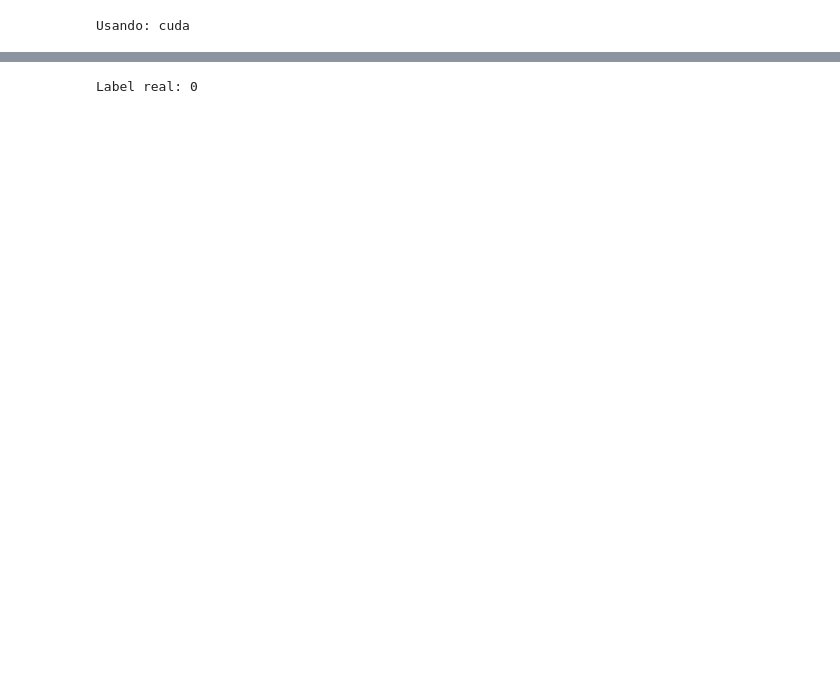
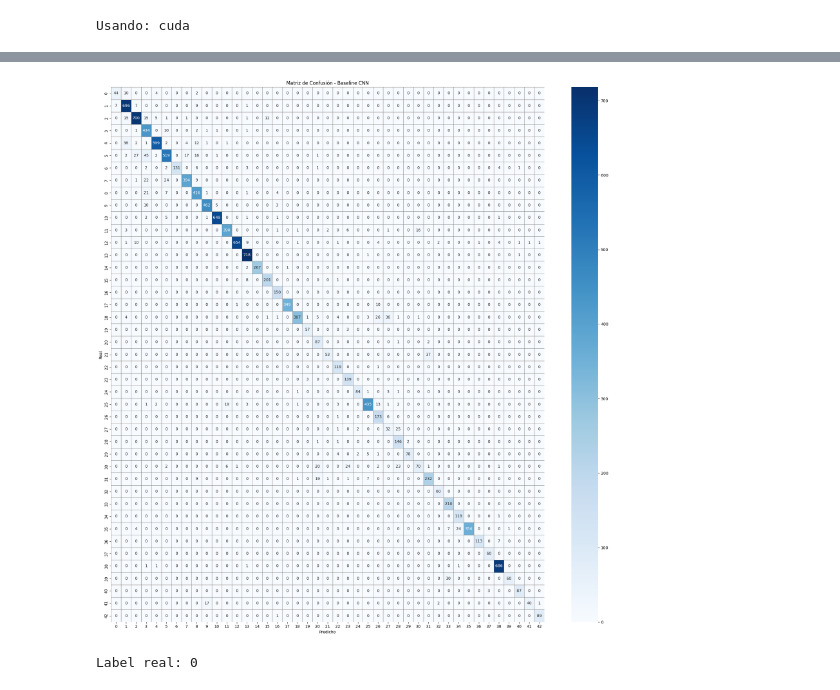
Before and after one commit to uno21858/traffic-sign-cnn, a Jupyter notebook: training/evaluation.ipynb, the cells around one changed output, grey strips where cells are left out. Drawn from its saved outputs; the diff is of its cells as text; code cells hidden in the pictures; blank space fills up the shorter version.

```diff
--- a/training/evaluation.ipynb
+++ b/training/evaluation.ipynb
@@ -133,16 +154,17 @@ print("Current working directory:", current_directory_path_object)
 # %%
 cm = confusion_matrix(all_labels, all_preds)
 
 plt.figure(figsize=(20, 20))
 sns.heatmap(cm, annot=True, fmt='d', cmap='Blues',
             linewidths=0.5, linecolor='gray')
 plt.title('Matriz de Confusión - Baseline CNN')
 plt.ylabel('Real')
 plt.xlabel('Predicho')
-plt.gca().invert_yaxis()
 plt.tight_layout()
 plt.savefig('../training/confusion_matrix.png', dpi=250)
 plt.show()
+# %% [output]
+[figure, added]
 # %%
 # En cualquier notebook, corre esto para guardar una imagen de prueba
 from datasets import load_dataset
```
Also changed, not shown: parts of 6 cells of this notebook, 2 other files.
